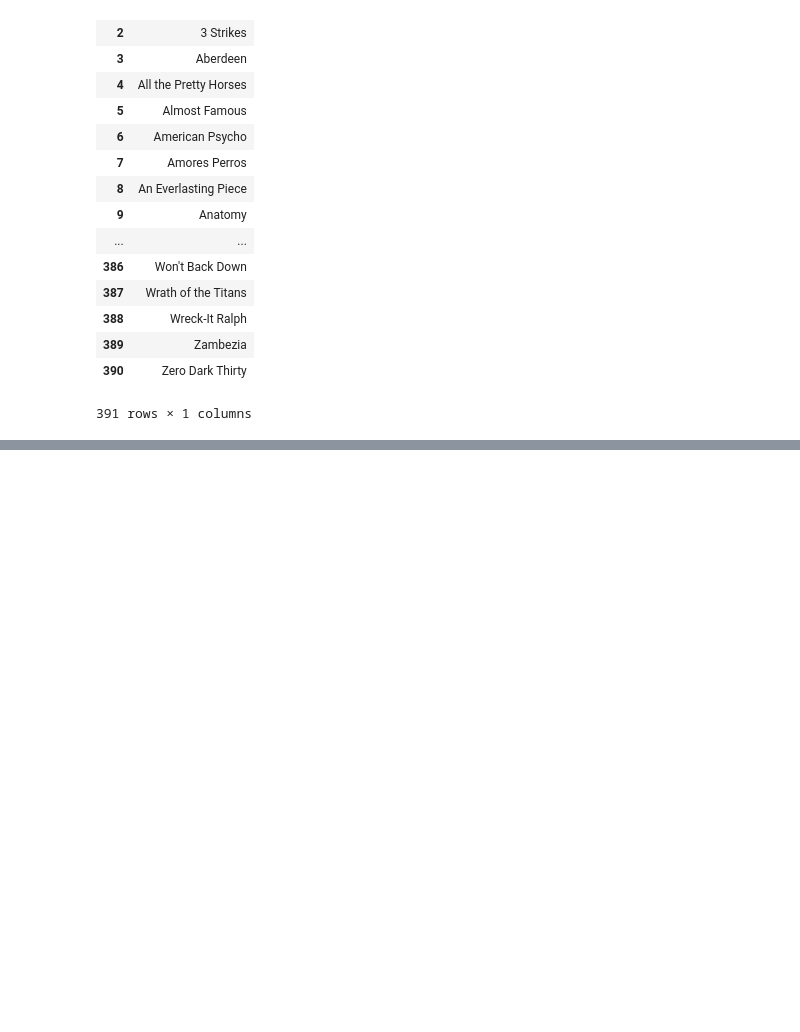
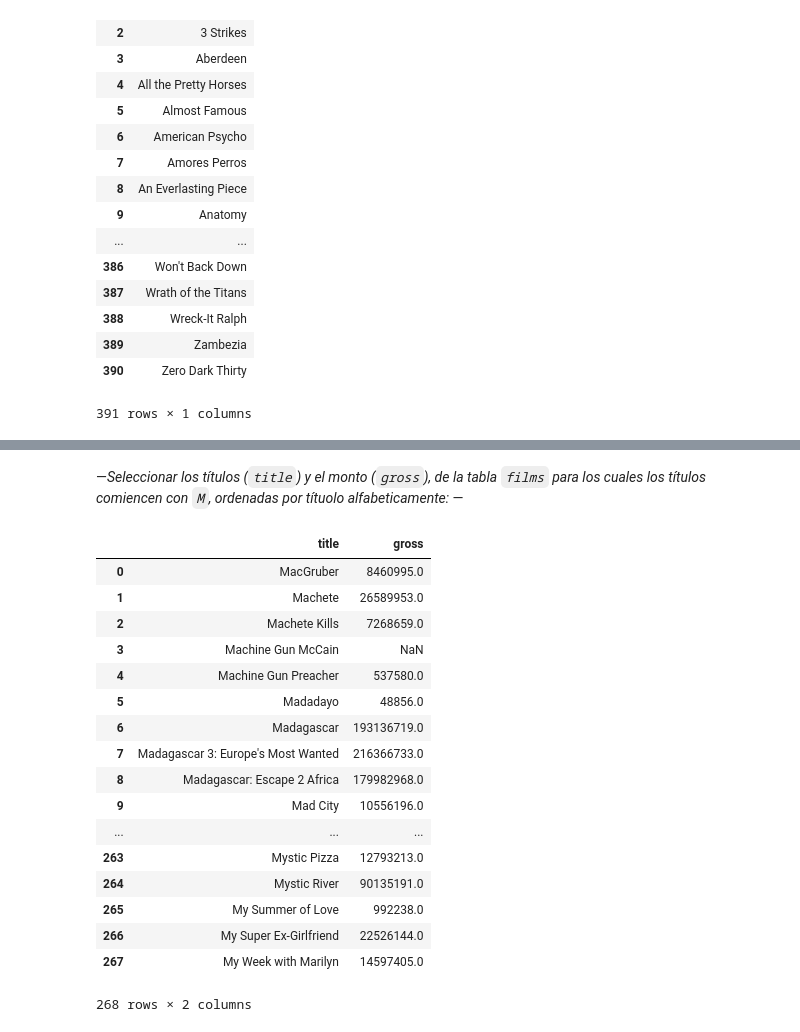
Before and after one commit to gisosdeb/sql_data_analysis, a Jupyter notebook: intro_to_sql_for_data_science/intro_to_sql_for_data_science_part5.ipynb, the cells around one changed output, grey strips where cells are left out. Drawn from its saved outputs; the diff is of its cells as text; code cells hidden in the pictures; blank space fills up the shorter version.

```diff
--- a/intro_to_sql_for_data_science/intro_to_sql_for_data_science_part5.ipynb
+++ b/intro_to_sql_for_data_science/intro_to_sql_for_data_science_part5.ipynb
@@ -78,0 +111,32 @@ pd.DataFrame([i.copy() for i in data])
+# %% [markdown]
+—_Seleccionar los títulos (`title`) y el monto (`gross`), de la tabla `films` para los cuales los títulos comiencen con `M`, ordenadas por títuolo alfabeticamente:_ —
+# %%
+cur = conn.cursor(cursor_factory=psycopg2.extras.DictCursor)
+cur.execute(
+    """
+    SELECT films.title, films.gross FROM intro_sql.films WHERE title LIKE 'M%' ORDER BY title;
+    """
+)
+data = cur.fetchall()
+conn.commit()
+cur.close()
+pd.DataFrame([i.copy() for i in data])
+# %% [output]
+|  | title | gross |
+| 0 | MacGruber | 8460995.0 |
+| 1 | Machete | 26589953.0 |
+| 2 | Machete Kills | 7268659.0 |
+| 3 | Machine Gun McCain | NaN |
+| 4 | Machine Gun Preacher | 537580.0 |
+| 5 | Madadayo | 48856.0 |
+| 6 | Madagascar | 193136719.0 |
+| 7 | Madagascar 3: Europe's Most Wanted | 216366733.0 |
+| 8 | Madagascar: Escape 2 Africa | 179982968.0 |
+| 9 | Mad City | 10556196.0 |
+| ... | ... | ... |
+| 263 | Mystic Pizza | 12793213.0 |
+| 264 | Mystic River | 90135191.0 |
+| 265 | My Summer of Love | 992238.0 |
+| 266 | My Super Ex-Girlfriend | 22526144.0 |
+| 267 | My Week with Marilyn | 14597405.0 |
+268 rows × 2 columns
```
Also changed, not shown: parts of 3 cells of this notebook, 1 other file.
